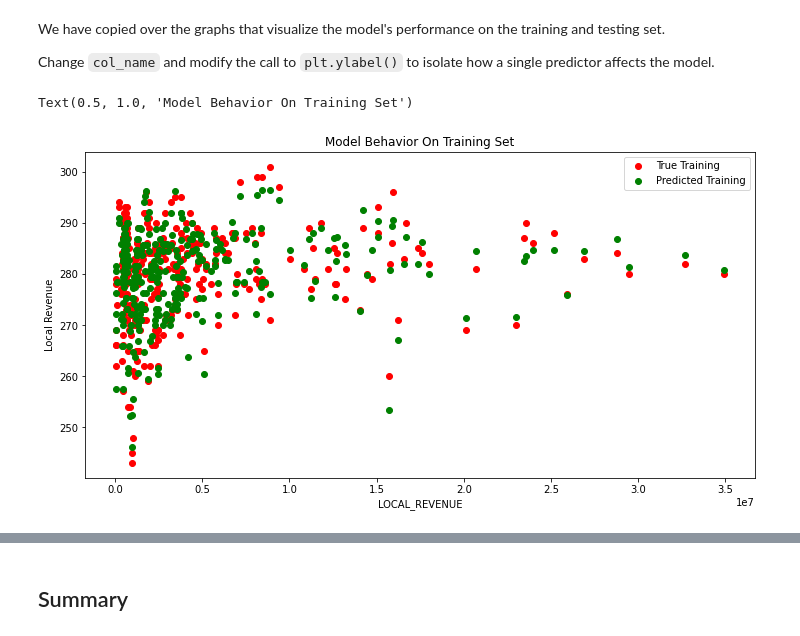
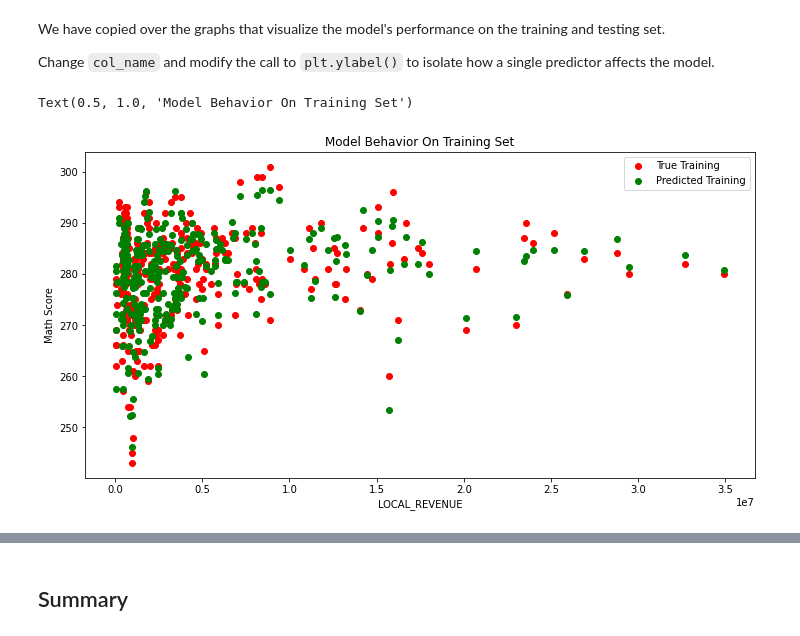
Before and after one commit to abaridavis/Git-setup, a Jupyter notebook: tutorial1/checkpoint1.ipynb, the cells around one changed output, grey strips where cells are left out. Cells and saved outputs as stored; diff of their text form; code cells hidden in the pictures.

```diff
--- a/tutorial1/checkpoint1.ipynb
+++ b/tutorial1/checkpoint1.ipynb
@@ -190,17 +190,17 @@ Change `col_name` and modify the call to `plt.ylabel()` to isolate how a single
 # %%
 col_name = 'LOCAL_REVENUE'
 
 f = plt.figure(figsize=(12,6))
 plt.scatter(X_train[col_name], y_train, color = "red")
 plt.scatter(X_train[col_name], model.predict(X_train), color = "green")
 
 plt.legend(['True Training','Predicted Training'])
 plt.xlabel(col_name)
-plt.ylabel('Local Revenue')
+plt.ylabel('Math Score')
 plt.title("Model Behavior On Training Set")
 # %% [output]
 Text(0.5, 1.0, 'Model Behavior On Training Set')
-[figure, old version]
+[figure, new version]
 # %%
 col_name = 'AVG_MATH_4_SCORE'
 
```
Also changed, not shown: parts of 2 cells of this notebook, 1 other file.
